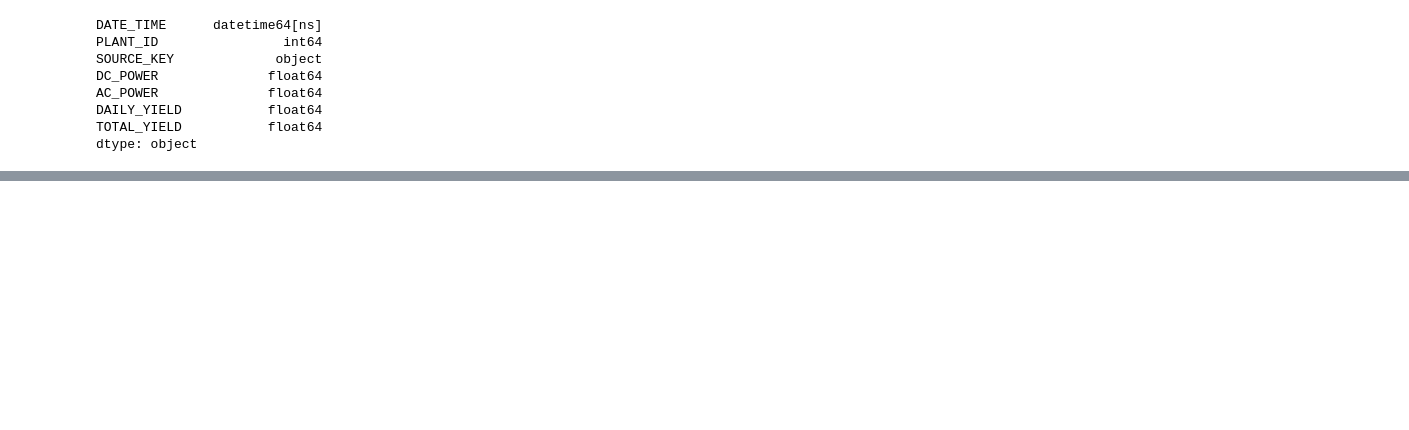
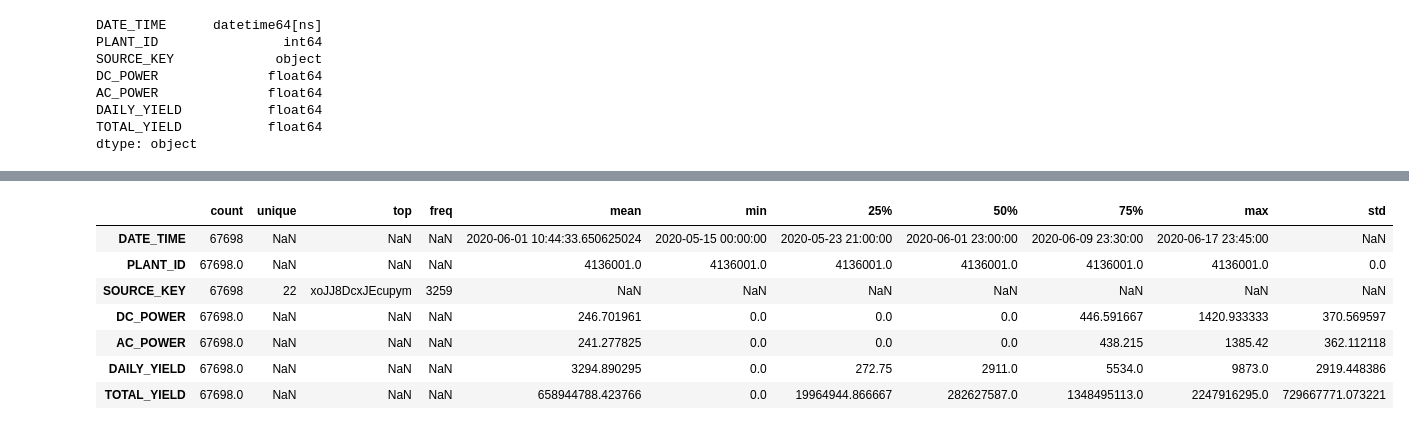
Before and after one commit to audreymalloy/Springboard_DataScience, a Jupyter notebook: Capstone-3-Solar/Data_Wrangling/Solar_datawrangling.ipynb, the cells around one changed output, grey strips where cells are left out. Saved outputs shown, nothing was run; the diff lists cells and outputs as text; code cells hidden in the pictures; blank space fills up the shorter version.

```diff
--- a/Capstone-3-Solar/Data_Wrangling/Solar_datawrangling.ipynb
+++ b/Capstone-3-Solar/Data_Wrangling/Solar_datawrangling.ipynb
@@ -147,0 +201,11 @@ for df in [plant_1_generation, plant_2_generation, plant_1_weather, plant_2_weat
+# %%
+plant_2_generation.describe(include='all').T
+# %% [output]
+|  | count | unique | top | freq | mean | min | 25% | 50% | 75% | max | std |
+| DATE_TIME | 67698 | NaN | NaN | NaN | 2020-06-01 10:44:33.650625024 | 2020-05-15 00:00:00 | 2020-05-23 21:00:00 | 2020-06-01 23:00:00 | 2020-06-09 23:30:00 | 2020-06-17 23:45:00 | NaN |
+| PLANT_ID | 67698.0 | NaN | NaN | NaN | 4136001.0 | 4136001.0 | 4136001.0 | 4136001.0 | 4136001.0 | 4136001.0 | 0.0 |
+| SOURCE_KEY | 67698 | 22 | xoJJ8DcxJEcupym | 3259 | NaN | NaN | NaN | NaN | NaN | NaN | NaN |
+| DC_POWER | 67698.0 | NaN | NaN | NaN | 246.701961 | 0.0 | 0.0 | 0.0 | 446.591667 | 1420.933333 | 370.569597 |
+| AC_POWER | 67698.0 | NaN | NaN | NaN | 241.277825 | 0.0 | 0.0 | 0.0 | 438.215 | 1385.42 | 362.112118 |
+| DAILY_YIELD | 67698.0 | NaN | NaN | NaN | 3294.890295 | 0.0 | 272.75 | 2911.0 | 5534.0 | 9873.0 | 2919.448386 |
+| TOTAL_YIELD | 67698.0 | NaN | NaN | NaN | 658944788.423766 | 0.0 | 19964944.866667 | 282627587.0 | 1348495113.0 | 2247916295.0 | 729667771.073221 |
```
Also changed, not shown: parts of 39 cells of this notebook.
